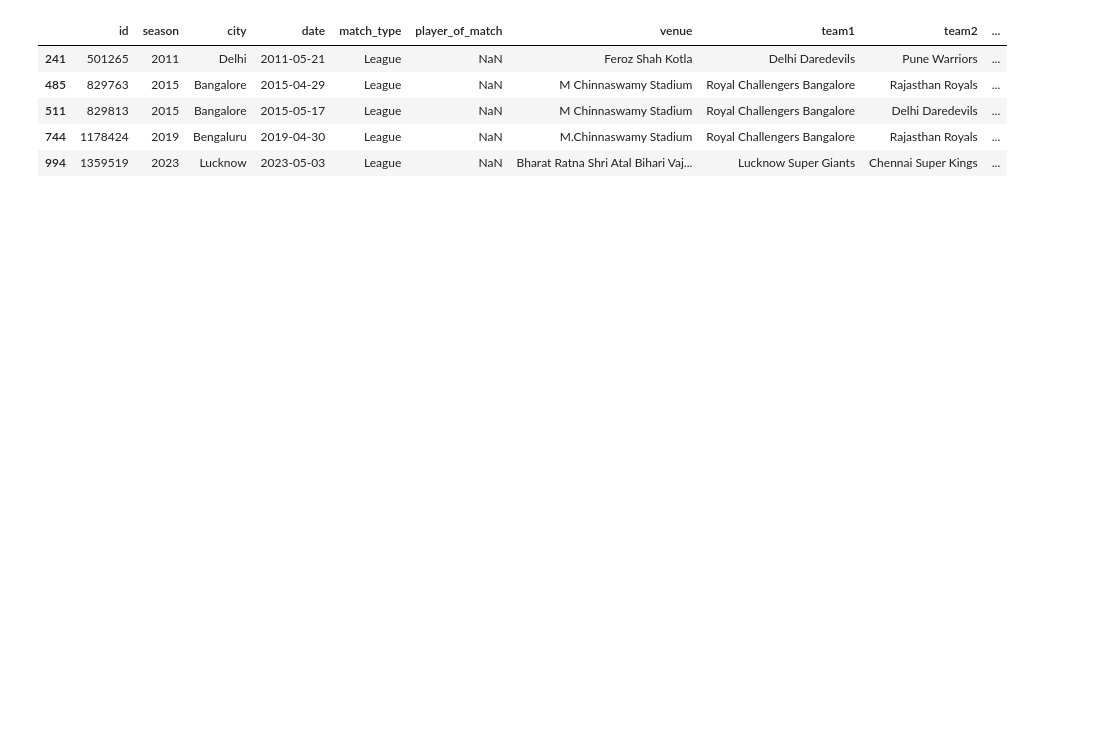
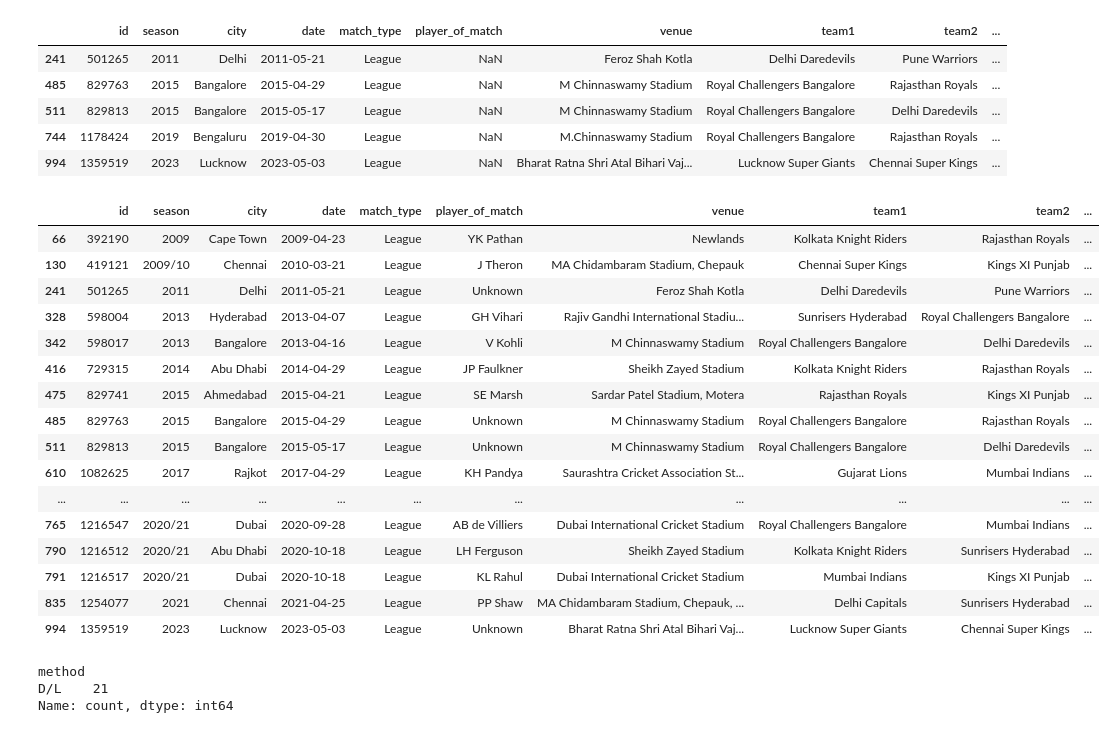
Before and after one commit to SOURAVSHEEL/ipl-prediction-project, a Jupyter notebook: notebooks/data_cleaning.ipynb, the cells around one changed output. Drawn from its saved outputs; the diff is of its cells as text; code cells hidden in the pictures; blank space fills up the shorter version.

Commit message:
updated Data cleaning notebook

```diff
--- a/notebooks/data_cleaning.ipynb
+++ b/notebooks/data_cleaning.ipynb
@@ -224,3 +233,25 @@ matches_data['player_of_match'] = matches_data['player_of_match'].fillna('Unknow
 # %%
 ## imputing the missing values in the winner column with 'No winner
 matches_data['winner'] = matches_data['winner'].fillna('No winner')
+# %%
+## checking for null values in the result margin column
+missing_result_margin = matches_data[matches_data['result_margin'].isnull()]
+missing_result_margin
+# %% [output]
+|  | id | season | city | date | match_type | player_of_match | venue | team1 | team2 | ... |
+| 66 | 392190 | 2009 | Cape Town | 2009-04-23 | League | YK Pathan | Newlands | Kolkata Knight Riders | Rajasthan Royals | ... |
+| 130 | 419121 | 2009/10 | Chennai | 2010-03-21 | League | J Theron | MA Chidambaram Stadium, Chepauk | Chennai Super Kings | Kings XI Punjab | ... |
+| 241 | 501265 | 2011 | Delhi | 2011-05-21 | League | Unknown | Feroz Shah Kotla | Delhi Daredevils | Pune Warriors | ... |
+| 328 | 598004 | 2013 | Hyderabad | 2013-04-07 | League | GH Vihari | Rajiv Gandhi International Stadiu... | Sunrisers Hyderabad | Royal Challengers Bangalore | ... |
+| 342 | 598017 | 2013 | Bangalore | 2013-04-16 | League | V Kohli | M Chinnaswamy Stadium | Royal Challengers Bangalore | Delhi Daredevils | ... |
+| 416 | 729315 | 2014 | Abu Dhabi | 2014-04-29 | League | JP Faulkner | Sheikh Zayed Stadium | Kolkata Knight Riders | Rajasthan Royals | ... |
+| 475 | 829741 | 2015 | Ahmedabad | 2015-04-21 | League | SE Marsh | Sardar Patel Stadium, Motera | Rajasthan Royals | Kings XI Punjab | ... |
+| 485 | 829763 | 2015 | Bangalore | 2015-04-29 | League | Unknown | M Chinnaswamy Stadium | Royal Challengers Bangalore | Rajasthan Royals | ... |
+| 511 | 829813 | 2015 | Bangalore | 2015-05-17 | League | Unknown | M Chinnaswamy Stadium | Royal Challengers Bangalore | Delhi Daredevils | ... |
+| 610 | 1082625 | 2017 | Rajkot | 2017-04-29 | League | KH Pandya | Saurashtra Cricket Association St... | Gujarat Lions | Mumbai Indians | ... |
+| ... | ... | ... | ... | ... | ... | ... | ... | ... | ... | ... |
+| 765 | 1216547 | 2020/21 | Dubai | 2020-09-28 | League | AB de Villiers | Dubai International Cricket Stadium | Royal Challengers Bangalore | Mumbai Indians | ... |
+| 790 | 1216512 | 2020/21 | Abu Dhabi | 2020-10-18 | League | LH Ferguson | Sheikh Zayed Stadium | Kolkata Knight Riders | Sunrisers Hyderabad | ... |
+| 791 | 1216517 | 2020/21 | Dubai | 2020-10-18 | League | KL Rahul | Dubai International Cricket Stadium | Mumbai Indians | Kings XI Punjab | ... |
+| 835 | 1254077 | 2021 | Chennai | 2021-04-25 | League | PP Shaw | MA Chidambaram Stadium, Chepauk, ... | Delhi Capitals | Sunrisers Hyderabad | ... |
+| 994 | 1359519 | 2023 | Lucknow | 2023-05-03 | League | Unknown | Bharat Ratna Shri Atal Bihari Vaj... | Lucknow Super Giants | Chennai Super Kings | ... |
@@ -226,0 +267,6 @@ matches_data['winner'] = matches_data['winner'].fillna('No winner')
+# %%
+matches_data['method'].value_counts()
+# %% [output]
+method
+D/L    21
+Name: count, dtype: int64
```
Also changed, not shown: parts of 11 cells of this notebook.
